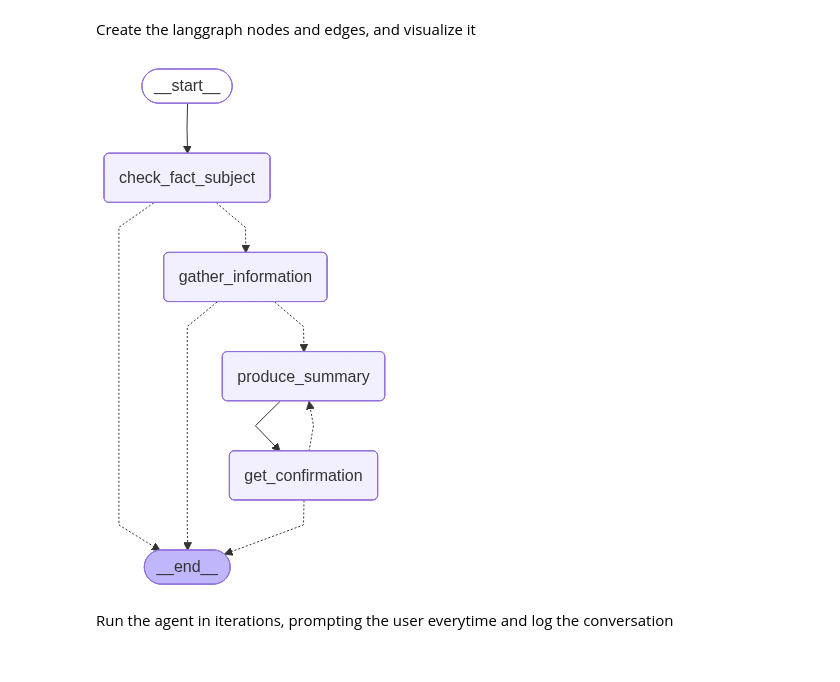
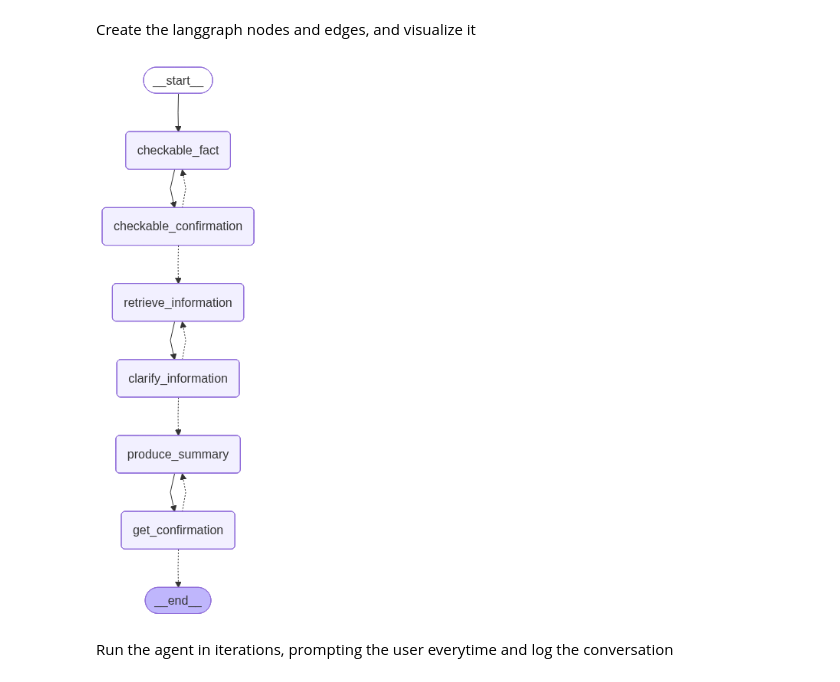
Before and after one commit to bcruijsberg/checkmate, a Jupyter notebook: Fact-check_claim_check.ipynb, the cells around one changed output. Drawn from its saved outputs; the diff is of its cells as text; code cells hidden in the pictures.

Commit message:
retrieve confirm iterations build in

```diff
--- a/Fact-check_claim_check.ipynb
+++ b/Fact-check_claim_check.ipynb
@@ -16,7 +16,7 @@ os.environ["LANGSMITH_TRACING"] = "true"
 os.environ["LANGSMITH_ENDPOINT"]="https://api.smith.langchain.com"
 os.environ["LANGSMITH_PROJECT"]="pr-left-technician-100"
 
-llm = ChatOllama(model="qwen3:1.7b-q4_K_M", temperature=0, base_url="http://localhost:11434")
+llm = ChatOllama(model="qwen3:1.7b-q4_K_M", temperature=0.1, base_url="http://localhost:11434")
 
 import sys
 import os
@@ -46,6 +46,7 @@ class AgentInputState(MessagesState):
 
 # Create an object to hold the state of the agent
 class AgentState(TypedDict):
+    """State for the full agent"""
     messages: Annotated[Sequence[BaseMessage], add_messages]
     claim: str
     checkable: Optional[bool]
@@ -60,14 +61,12 @@ class AgentState(TypedDict):
 
 #output models for structured output
 class SubjectResult(BaseModel):
-    subject: str = Field("", description="Main subject of the claim, if identifiable")
     checkable: Literal["POTENTIALLY CHECKABLE", "UNCHECKABLE"]
     explanation: str
-    question: str = Field("", description="Question to user for clarification if needed")
-    alerts: List[str] = Field([], description="Any alerts or warnings about the claim")
-
+    question: str = Field("", description="Question to user for confirmation")
 
 class MoreInfoResult(BaseModel):
+    subject: str
     quantitative: bool
     precision: str = Field("", description="How precise is it?")
     based_on: str = Field("", description="how was the data collected or derived?")
@@ -312,31 +356,35 @@ Create the langgraph nodes and edges, and visualize it
 # %%
 """
 Graph Definition for Checkable Nodes
 
 """
 
 graph = StateGraph(AgentState, input_schema=AgentInputState)
 
-graph.add_node("check_fact_subject", check_fact_subject)
-graph.add_node("gather_information", gather_information)
+graph.add_node("checkable_fact", checkable_fact)
+graph.add_node("checkable_confirmation", checkable_confirmation)
+graph.add_node("retrieve_information", retrieve_information)
+graph.add_node("clarify_information", clarify_information)
 graph.add_node("produce_summary", produce_summary)
 graph.add_node("get_confirmation", get_confirmation)
 
 # Entry point
-graph.add_edge(START, "check_fact_subject")
+graph.add_edge(START, "checkable_fact")
+graph.add_edge("checkable_fact", "checkable_confirmation")
+graph.add_edge("retrieve_information", "clarify_information")
 graph.add_edge("produce_summary", "get_confirmation")
 graph.add_edge("get_confirmation", END)
 
 fact_bot = graph.compile()
 
 #visualization
 try:
     from IPython.display import Image, display
     display(Image(fact_bot.get_graph().draw_mermaid_png()))
 except Exception:
     pass
 # %% [output]
-[figure, old version]
+[figure, new version]
 # %% [markdown]
 Run the agent in iterations, prompting the user everytime and log the conversation
 # %%
```
Also changed, not shown: parts of 2 cells of this notebook, 2 other files.
